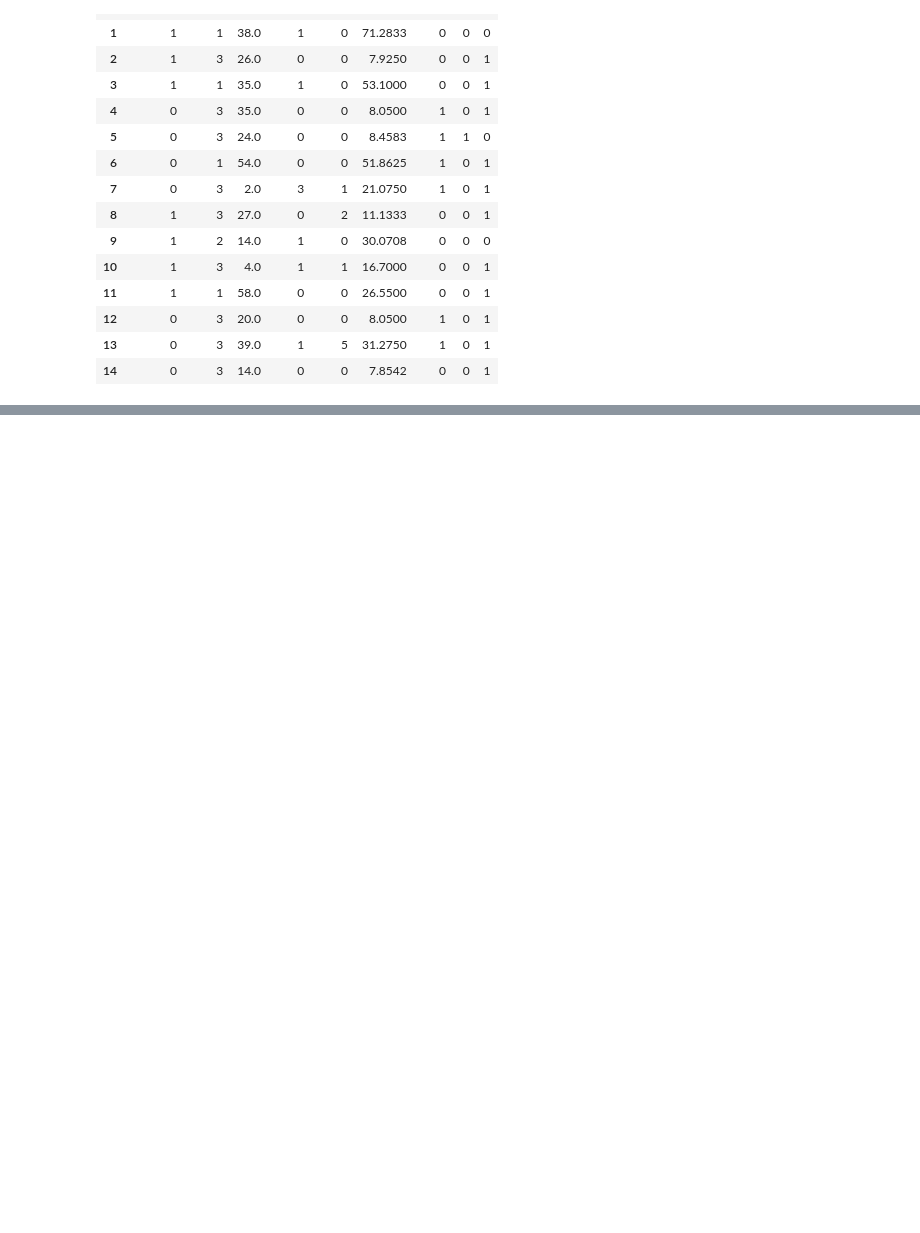
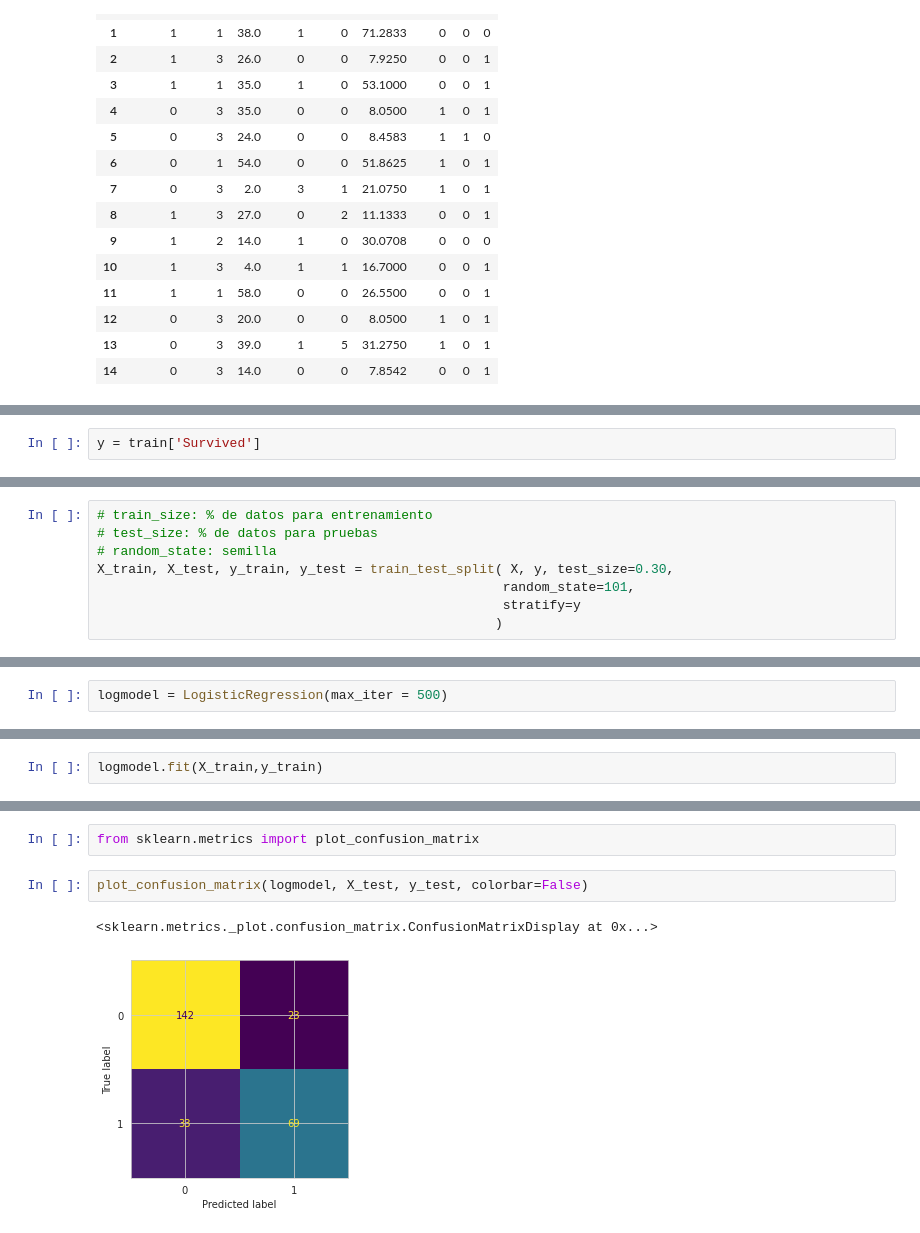
Before and after one commit to JPSantistebanQ/Kaggle-Notebook-Titanic---Machine-Learning-from-Disaster, a Jupyter notebook: titanic-machine-learning-from-disaster.ipynb, the cells around one changed output, grey strips where cells are left out. Saved outputs shown, nothing was run; the diff lists cells and outputs as text; blank space fills up the shorter version.

```diff
--- a/titanic-machine-learning-from-disaster.ipynb
+++ b/titanic-machine-learning-from-disaster.ipynb
@@ -364,0 +476,2 @@ train.head(15)
+# %%
+y = train['Survived']
@@ -364,0 +480,8 @@ train.head(15)
+# %%
+# train_size: % de datos para entrenamiento
+# test_size: % de datos para pruebas
+# random_state: semilla
+X_train, X_test, y_train, y_test = train_test_split( X, y, test_size=0.30,
+                                                    random_state=101,
+                                                    stratify=y
+                                                   )
@@ -364,0 +509,2 @@ train.head(15)
+# %%
+logmodel = LogisticRegression(max_iter = 500)
@@ -364,0 +530,2 @@ train.head(15)
+# %%
+logmodel.fit(X_train,y_train)
@@ -364,0 +563,7 @@ train.head(15)
+# %%
+from sklearn.metrics import plot_confusion_matrix
+# %%
+plot_confusion_matrix(logmodel, X_test, y_test, colorbar=False)
+# %% [output]
+<sklearn.metrics._plot.confusion_matrix.ConfusionMatrixDisplay at 0x...>
+[figure, added]
```
Also changed, not shown: parts of 52 cells of this notebook.
